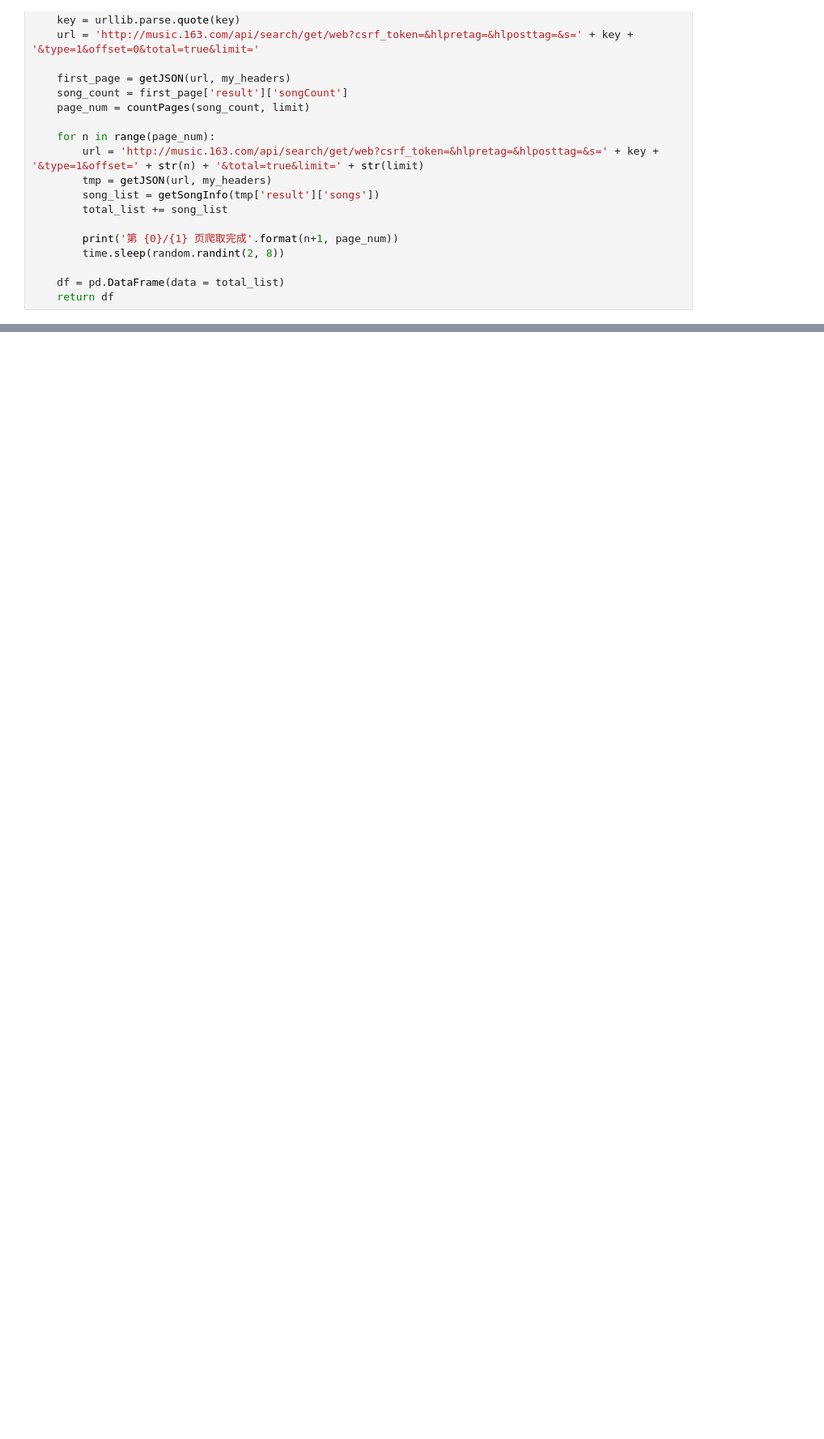
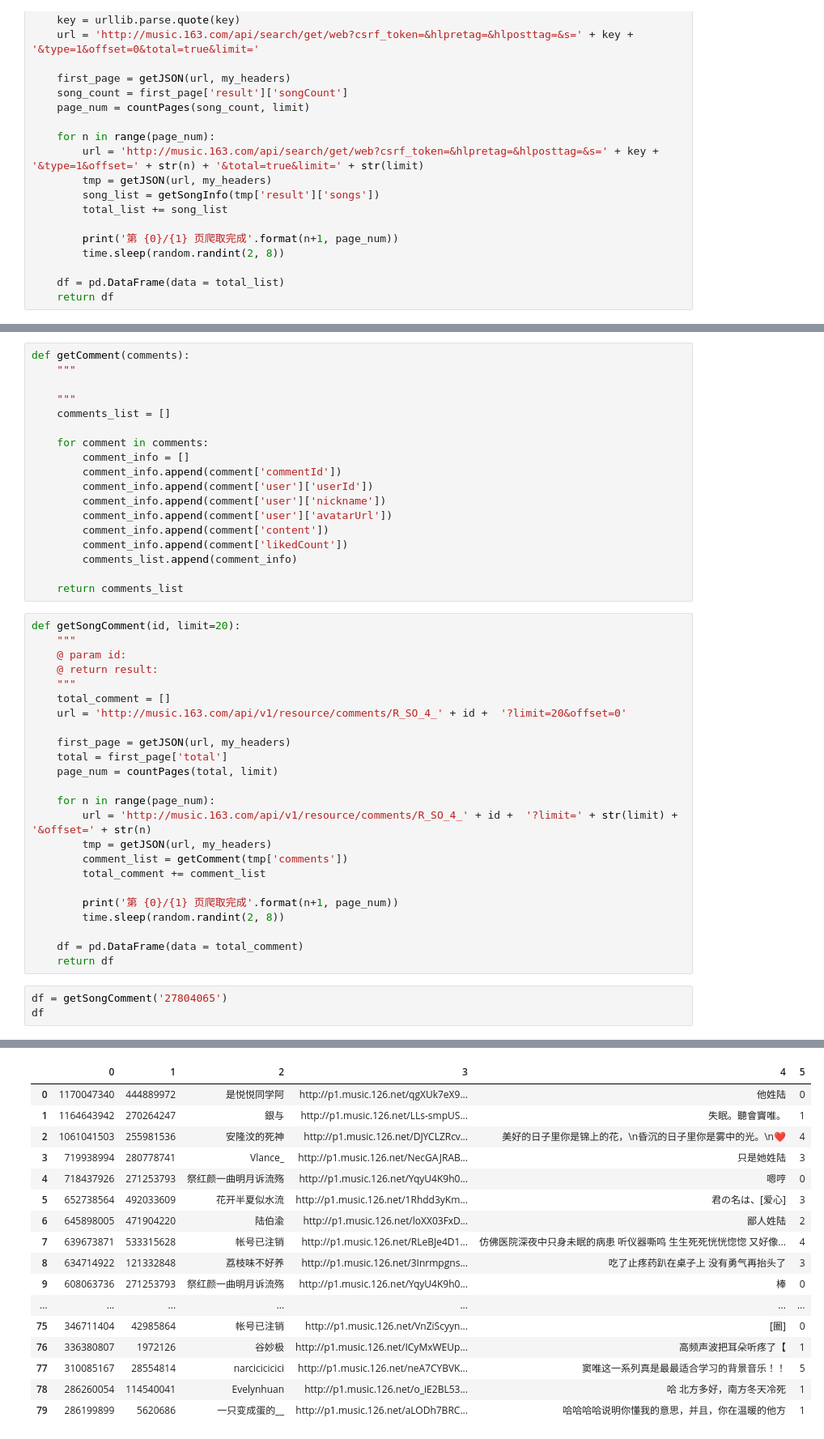
Before and after one commit to gaiusyao/iSpider, a Jupyter notebook: practica/01_Netease-Cloud-Music/spider.ipynb, the cells around one changed output, grey strips where cells are left out. Shown: that part at 81% size. Saved outputs shown, nothing was run; the diff lists cells and outputs as text; blank space fills up the shorter version.

```diff
--- a/practica/01_Netease-Cloud-Music/spider.ipynb
+++ b/practica/01_Netease-Cloud-Music/spider.ipynb
@@ -100,0 +89,46 @@ getJSON(url, my_headers)
+# %%
+def getComment(comments):
+    """
+
+    """
+    comments_list = []
+
+    for comment in comments:
+        comment_info = []
+        comment_info.append(comment['commentId'])
+        comment_info.append(comment['user']['userId'])
+        comment_info.append(comment['user']['nickname'])
+        comment_info.append(comment['user']['avatarUrl'])
+        comment_info.append(comment['content'])
+        comment_info.append(comment['likedCount'])
+        comments_list.append(comment_info)
+
+    return comments_list
+# %%
+def getSongComment(id, limit=20):
+    """
+    @ param id:
+    @ return result:
+    """
+    total_comment = []
+    url = 'http://music.163.com/api/v1/resource/comments/R_SO_4_' + id +  '?limit=20&offset=0'
+
+    first_page = getJSON(url, my_headers)
+    total = first_page['total']
+    page_num = countPages(total, limit)
+
+    for n in range(page_num):
+        url = 'http://music.163.com/api/v1/resource/comments/R_SO_4_' + id +  '?limit=' + str(limit) + '&offset=' + str(n)
+        tmp = getJSON(url, my_headers)
+        comment_list = getComment(tmp['comments'])
+        total_comment += comment_list
+
+        print('第 {0}/{1} 页爬取完成'.format(n+1, page_num))
+        time.sleep(random.randint(2, 8))
+
+    df = pd.DataFrame(data = total_comment)
+    return df
+# %%
+df = getSongComment('27804065')
+df
+# %% [output]
@@ -100,0 +139,17 @@ getJSON(url, my_headers)
+|  | 0 | 1 | 2 | 3 | 4 | 5 |
+| 0 | 1170047340 | 444889972 | 是悦悦同学阿 | http://p1.music.126.net/qgXUk7eX9... | 他姓陆 | 0 |
+| 1 | 1164643942 | 270264247 | 銀与 | http://p1.music.126.net/LLs-smpUS... | 失眠。聽會竇唯。 | 1 |
+| 2 | 1061041503 | 255981536 | 安隆汶的死神 | http://p1.music.126.net/DJYCLZRcv... | 美好的日子里你是锦上的花，\n昏沉的日子里你是雾中的光。\n❤ | 4 |
+| 3 | 719938994 | 280778741 | Vlance_ | http://p1.music.126.net/NecGAJRAB... | 只是她姓陆 | 3 |
+| 4 | 718437926 | 271253793 | 祭红颜一曲明月诉流殇 | http://p1.music.126.net/YqyU4K9h0... | 嗯哼 | 0 |
+| 5 | 652738564 | 492033609 | 花开半夏似水流 | http://p1.music.126.net/1Rhdd3yKm... | 君の名は、[爱心] | 3 |
+| 6 | 645898005 | 471904220 | 陆伯渝 | http://p1.music.126.net/loXX03FxD... | 鄙人姓陆 | 2 |
+| 7 | 639673871 | 533315628 | 帐号已注销 | http://p1.music.126.net/RLeBJe4D1... | 仿佛医院深夜中只身未眠的病患 听仪器嘶鸣 生生死死恍恍惚惚 又好像... | 4 |
+| 8 | 634714922 | 121332848 | 荔枝味不好养 | http://p1.music.126.net/3Inrmpgns... | 吃了止疼药趴在桌子上 没有勇气再抬头了 | 3 |
+| 9 | 608063736 | 271253793 | 祭红颜一曲明月诉流殇 | http://p1.music.126.net/YqyU4K9h0... | 棒 | 0 |
+| ... | ... | ... | ... | ... | ... | ... |
+| 75 | 346711404 | 42985864 | 帐号已注销 | http://p1.music.126.net/VnZiScyyn... | [圈] | 0 |
+| 76 | 336380807 | 1972126 | 谷妙极 | http://p1.music.126.net/ICyMxWEUp... | 高频声波把耳朵听疼了【 | 1 |
+| 77 | 310085167 | 28554814 | narcicicicici | http://p1.music.126.net/neA7CYBVK... | 窦唯这一系列真是最最适合学习的背景音乐！！ | 5 |
+| 78 | 286260054 | 114540041 | Evelynhuan | http://p1.music.126.net/o_iE2BL53... | 哈 北方多好，南方冬天冷死 | 1 |
+| 79 | 286199899 | 5620686 | 一只变成蛋的__ | http://p1.music.126.net/aLODh7BRC... | 哈哈哈哈说明你懂我的意思，并且，你在温暖的他方 | 1 |
```
Also changed, not shown: parts of 5 cells of this notebook.
